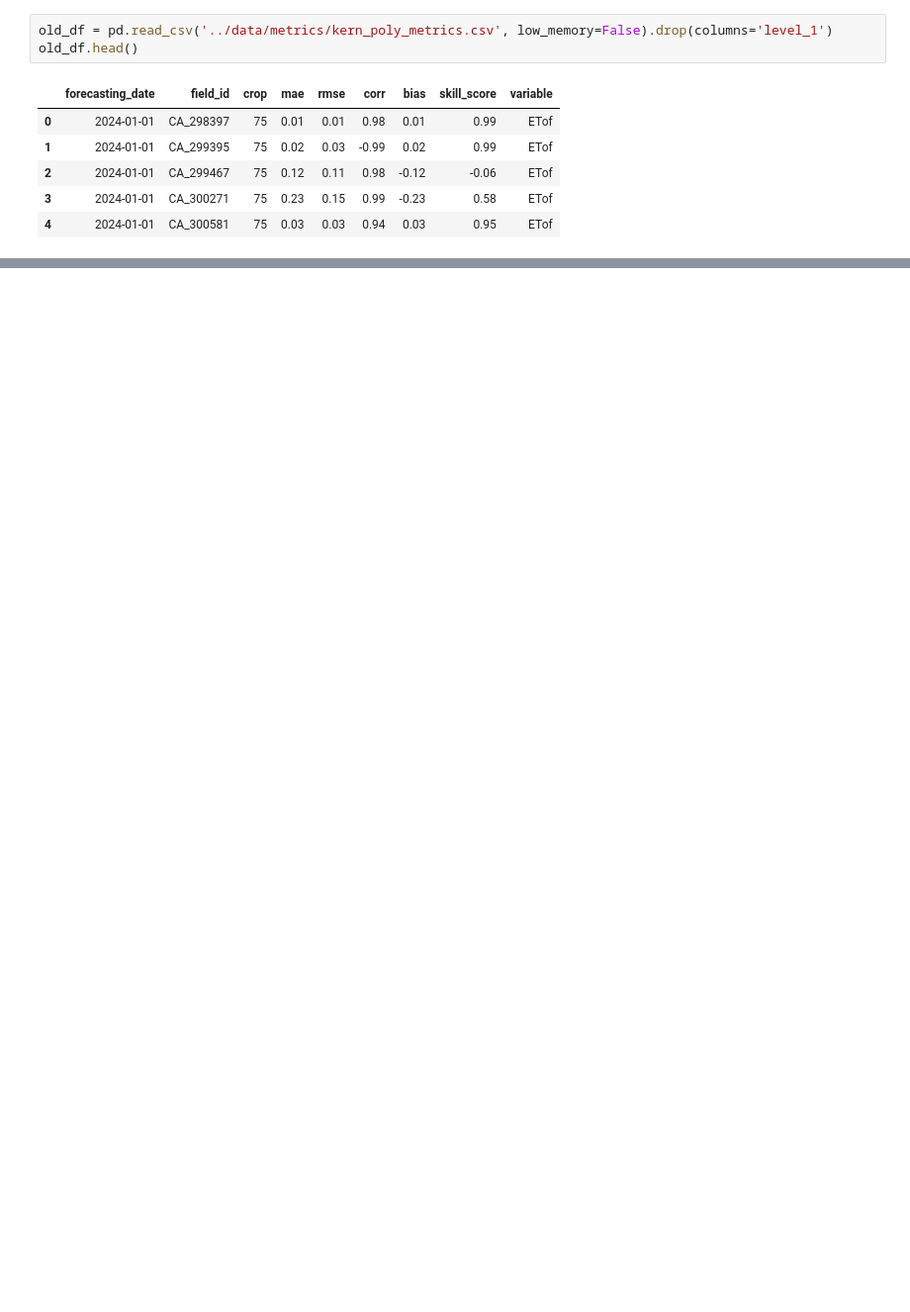
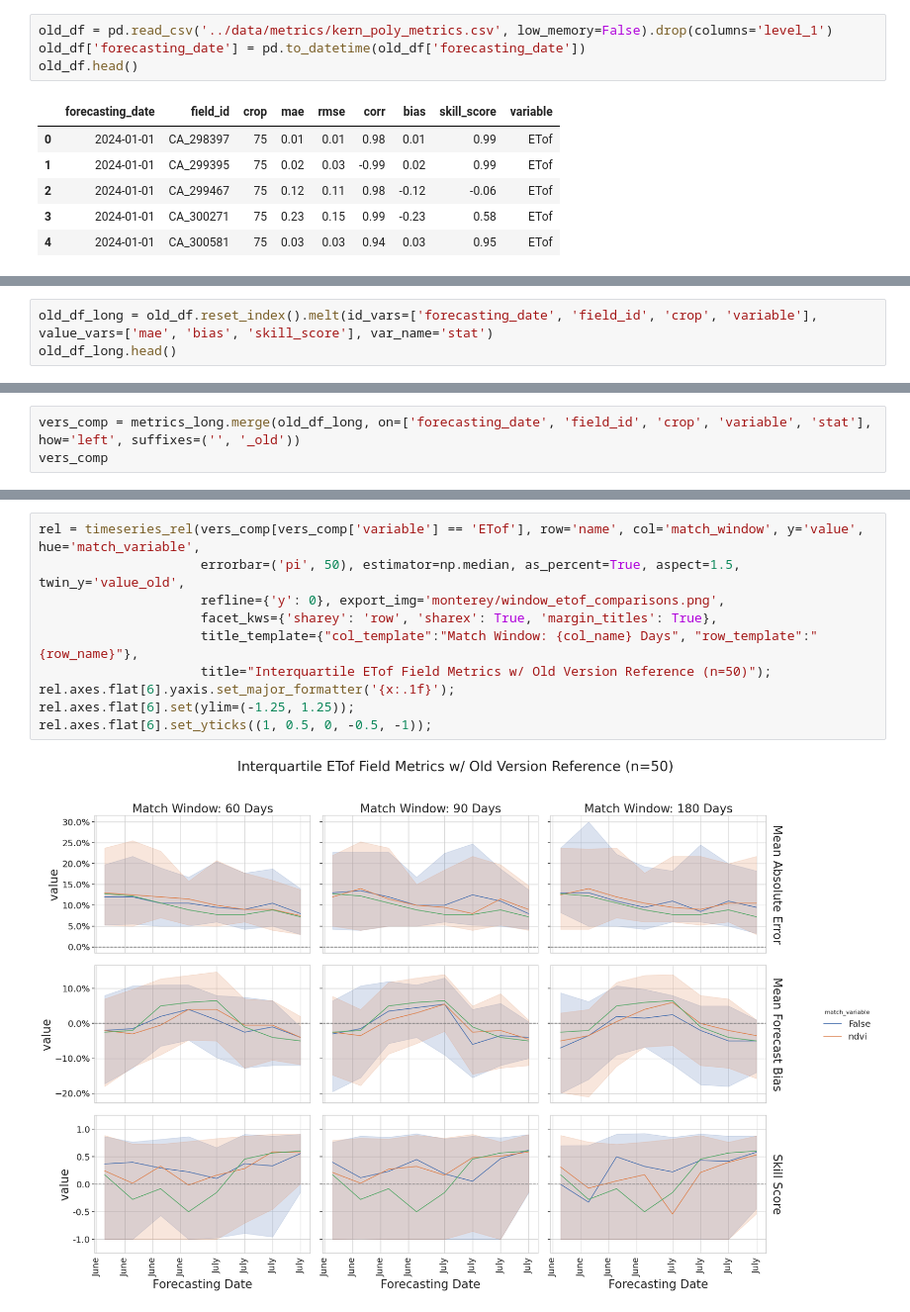
Before and after one commit to watrs-csumb/openet-forecast-analysis, a Jupyter notebook: notebook/kern_match_window_forecast.ipynb, the cells around one changed output, grey strips where cells are left out. Shown at 99% size. Saved outputs shown, nothing was run; the diff lists cells and outputs as text; blank space fills up the shorter version.

```diff
--- a/notebook/kern_match_window_forecast.ipynb
+++ b/notebook/kern_match_window_forecast.ipynb
@@ -208,6 +208,7 @@ timeseries_rel(metrics_long[metrics_long['variable'] == 'ETof'], row='name', col
 ## Compared to v0.0.1
 # %%
 old_df = pd.read_csv('../data/metrics/kern_poly_metrics.csv', low_memory=False).drop(columns='level_1')
+old_df['forecasting_date'] = pd.to_datetime(old_df['forecasting_date'])
 old_df.head()
 # %% [output]
 |  | forecasting_date | field_id | crop | mae | rmse | corr | bias | skill_score | variable |
@@ -246,0 +220,3 @@ array(['CA_298397', 'CA_299395', 'CA_299467', 'CA_300271', 'CA_300581',
+# %%
+old_df_long = old_df.reset_index().melt(id_vars=['forecasting_date', 'field_id', 'crop', 'variable'], value_vars=['mae', 'bias', 'skill_score'], var_name='stat')
+old_df_long.head()
@@ -246,0 +230,3 @@ array(['CA_298397', 'CA_299395', 'CA_299467', 'CA_300271', 'CA_300581',
+# %%
+vers_comp = metrics_long.merge(old_df_long, on=['forecasting_date', 'field_id', 'crop', 'variable', 'stat'], how='left', suffixes=('', '_old'))
+vers_comp
@@ -246,0 +247,12 @@ array(['CA_298397', 'CA_299395', 'CA_299467', 'CA_300271', 'CA_300581',
+# %%
+rel = timeseries_rel(vers_comp[vers_comp['variable'] == 'ETof'], row='name', col='match_window', y='value', hue='match_variable',
+                     errorbar=('pi', 50), estimator=np.median, as_percent=True, aspect=1.5, twin_y='value_old',
+                     refline={'y': 0}, export_img='monterey/window_etof_comparisons.png',
+                     facet_kws={'sharey': 'row', 'sharex': True, 'margin_titles': True},
+                     title_template={"col_template":"Match Window: {col_name} Days", "row_template":"{row_name}"},
+                     title="Interquartile ETof Field Metrics w/ Old Version Reference (n=50)");
+rel.axes.flat[6].yaxis.set_major_formatter('{x:.1f}');
+rel.axes.flat[6].set(ylim=(-1.25, 1.25));
+rel.axes.flat[6].set_yticks((1, 0.5, 0, -0.5, -1));
+# %% [output]
+[figure, added]
```
Also changed, not shown: parts of 5 cells of this notebook, 2 other files.
